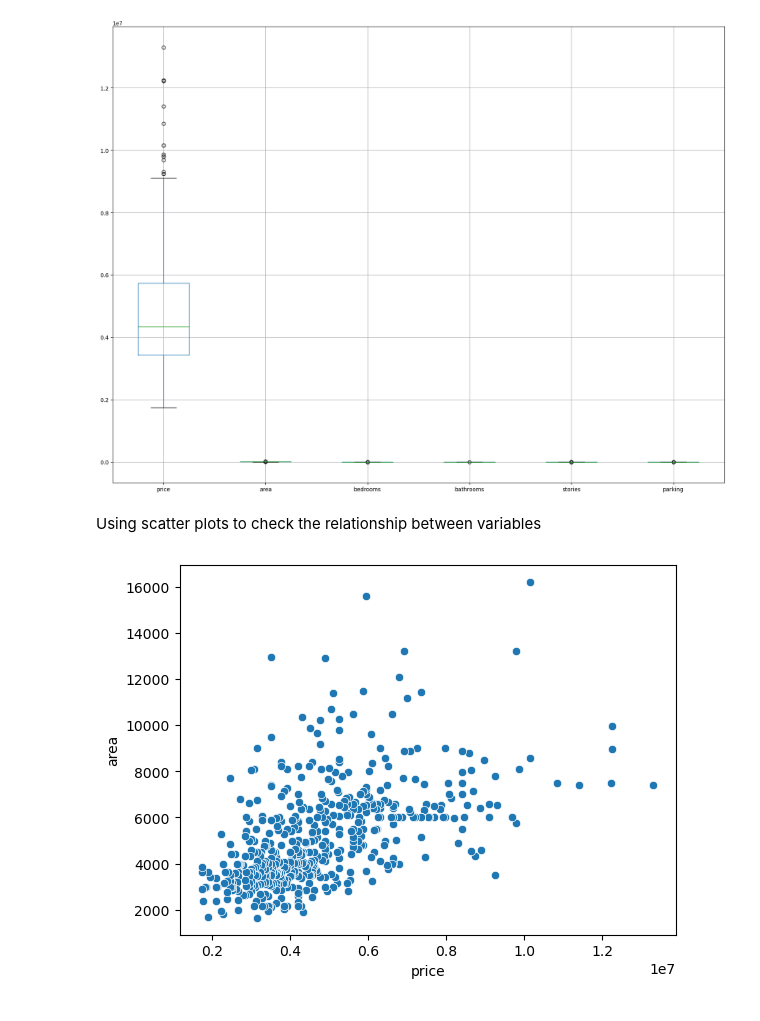
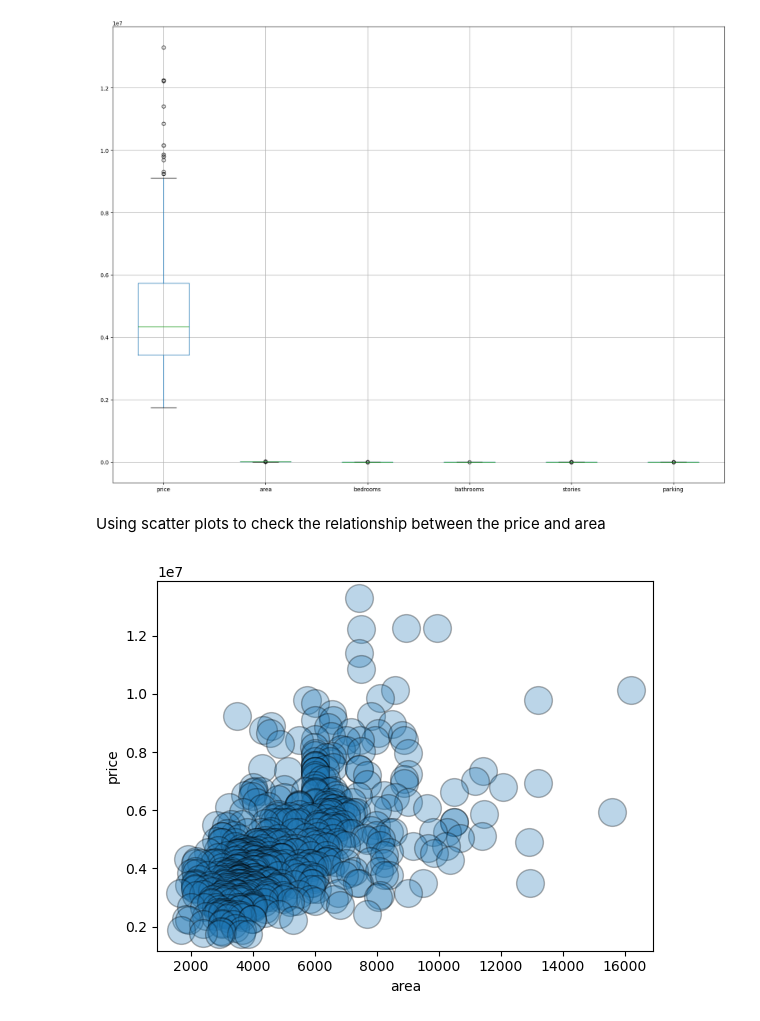
Before and after one commit to iamjaraa/Exploratory-Data-Analysis-And-House_Prediction, a Jupyter notebook: Housing.ipynb, the cells around one changed output. Cells and saved outputs as stored; diff of their text form; code cells hidden in the pictures.

```diff
--- a/Housing.ipynb
+++ b/Housing.ipynb
@@ -182,9 +182,9 @@ df1.boxplot(figsize = (20, 15))
 <Axes: >
 [figure]
 # %% [markdown]
-Using scatter plots to check the relationship between variables
+Using scatter plots to check the relationship between the price and area
 # %%
-sns.scatterplot(x='price', y='area', data=df1)
+sns.scatterplot(x='area', y='price', linewidths=1, alpha = .3, edgecolors='k', s = 400, data=df1)
 plt.show()
 # %% [output]
-[figure, old version]
+[figure, new version]
```
Also changed, not shown: parts of 5 cells of this notebook.
